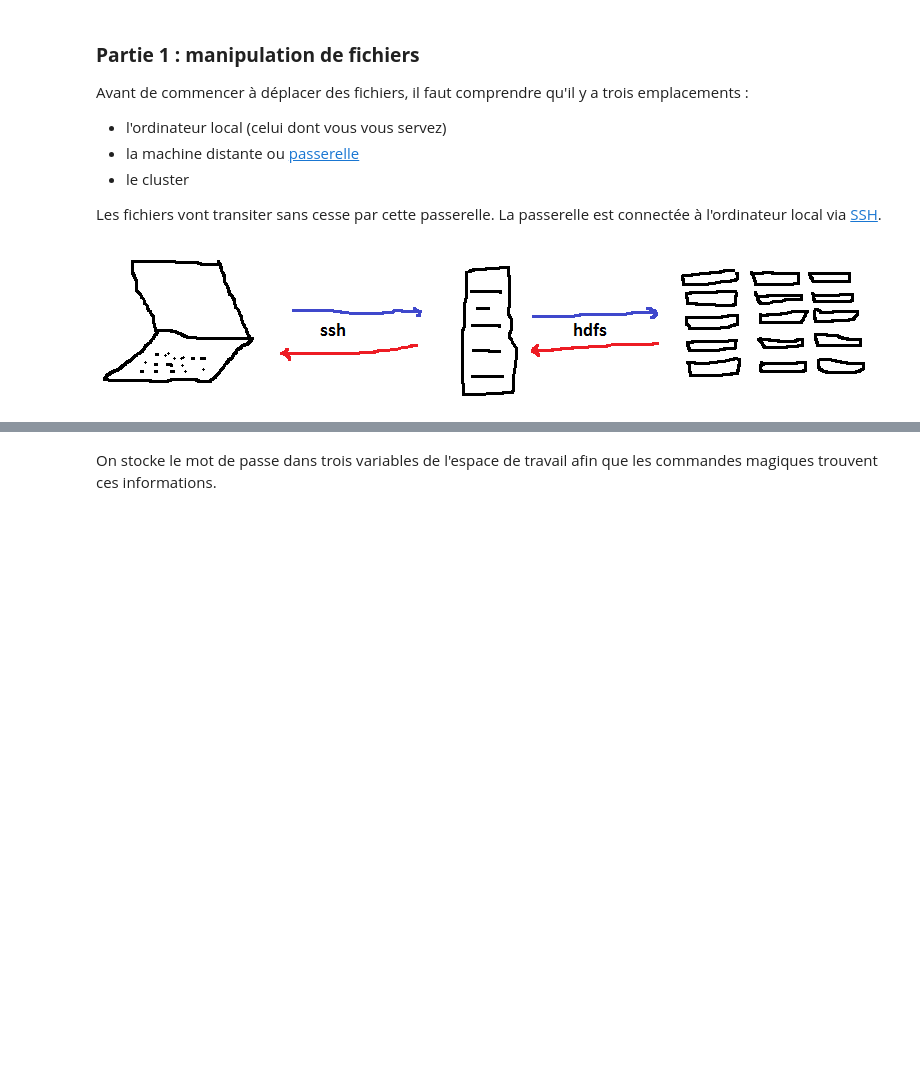
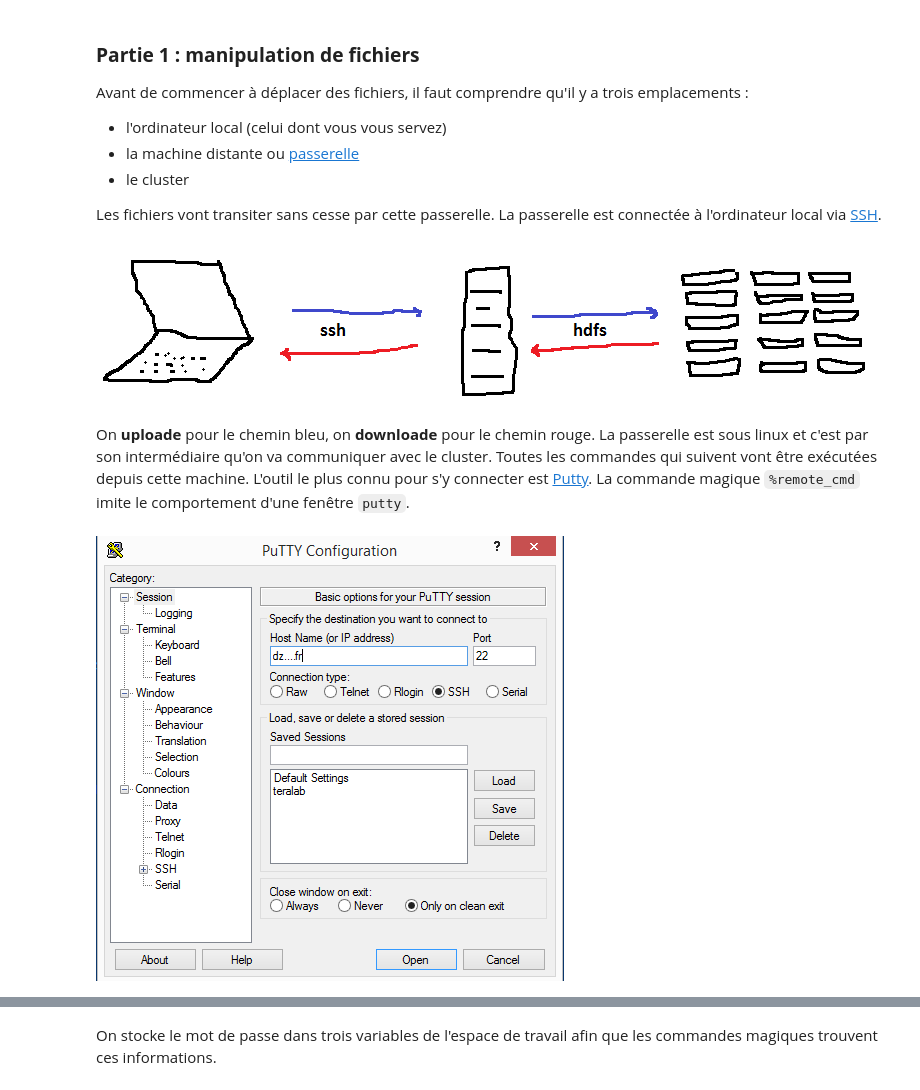
Before and after one commit to sdpython/ensae_teaching_cs, a Jupyter notebook: _doc/notebooks/td3a/td3a_cenonce_session6.ipynb, the cells around one changed output, grey strips where cells are left out. Saved outputs shown, nothing was run; the diff lists cells and outputs as text; code cells hidden in the pictures; blank space fills up the shorter version.

```diff
--- a/_doc/notebooks/td3a/td3a_cenonce_session6.ipynb
+++ b/_doc/notebooks/td3a/td3a_cenonce_session6.ipynb
@@ -88,2 +90,9 @@ Image("hdfspath.png")
 # %% [output]
 [figure]
+# %% [markdown]
+On **uploade** pour le chemin bleu, on **downloade** pour le chemin rouge. La passerelle est sous linux et c'est par son intermédiaire qu'on va communiquer avec le cluster. Toutes les commandes qui suivent vont être exécutées depuis cette machine. L'outil le plus connu pour s'y connecter est [Putty](http://www.putty.org/). La commande magique ``%remote_cmd`` imite le comportement d'une fenêtre ``putty``.
+# %%
+from pyquickhelper import NbImage
+NbImage("putty1.png", width=400)
+# %% [output]
+[figure, added]
```
Also changed, not shown: parts of 6 cells of this notebook, 9 other files.
